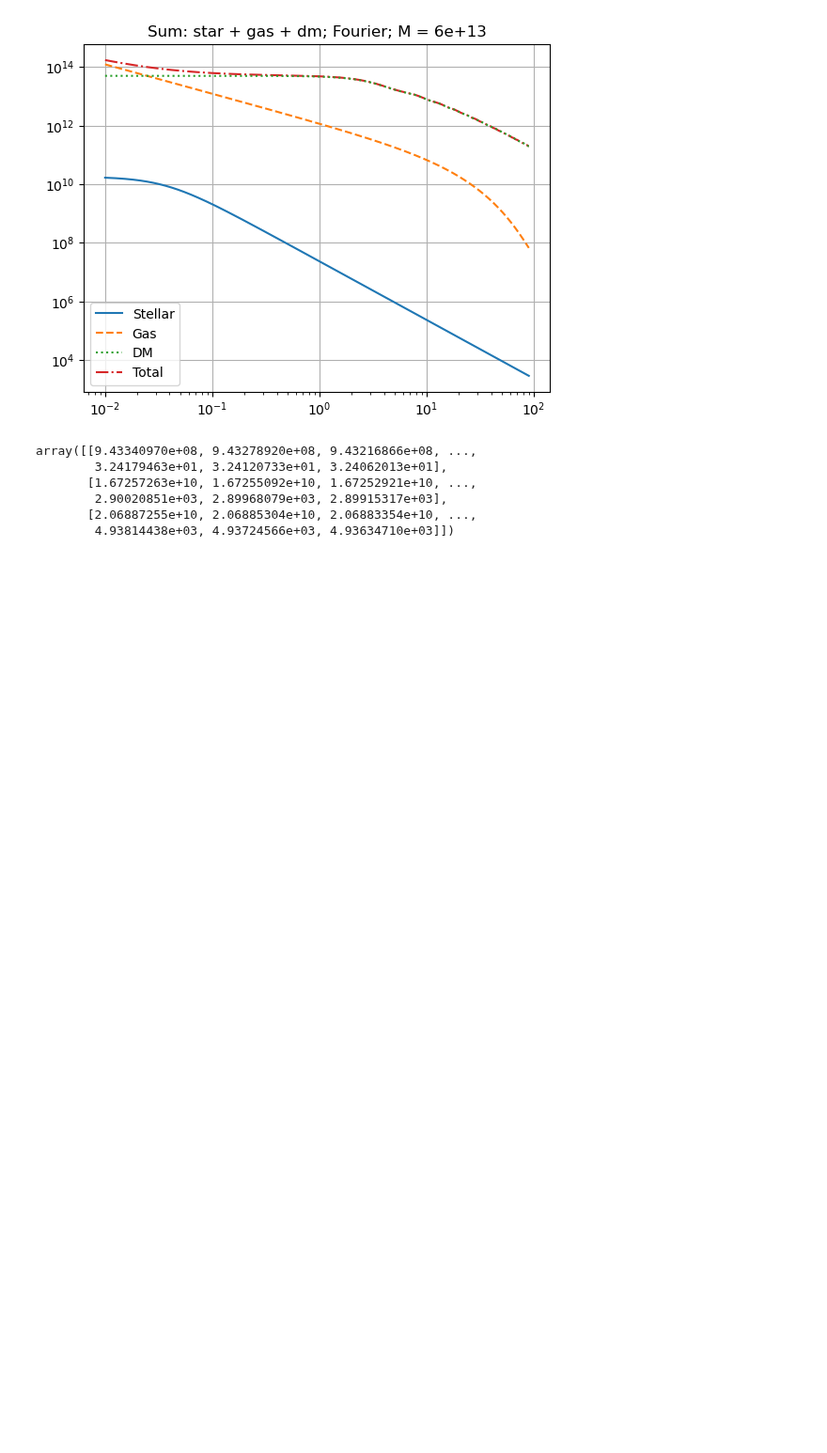
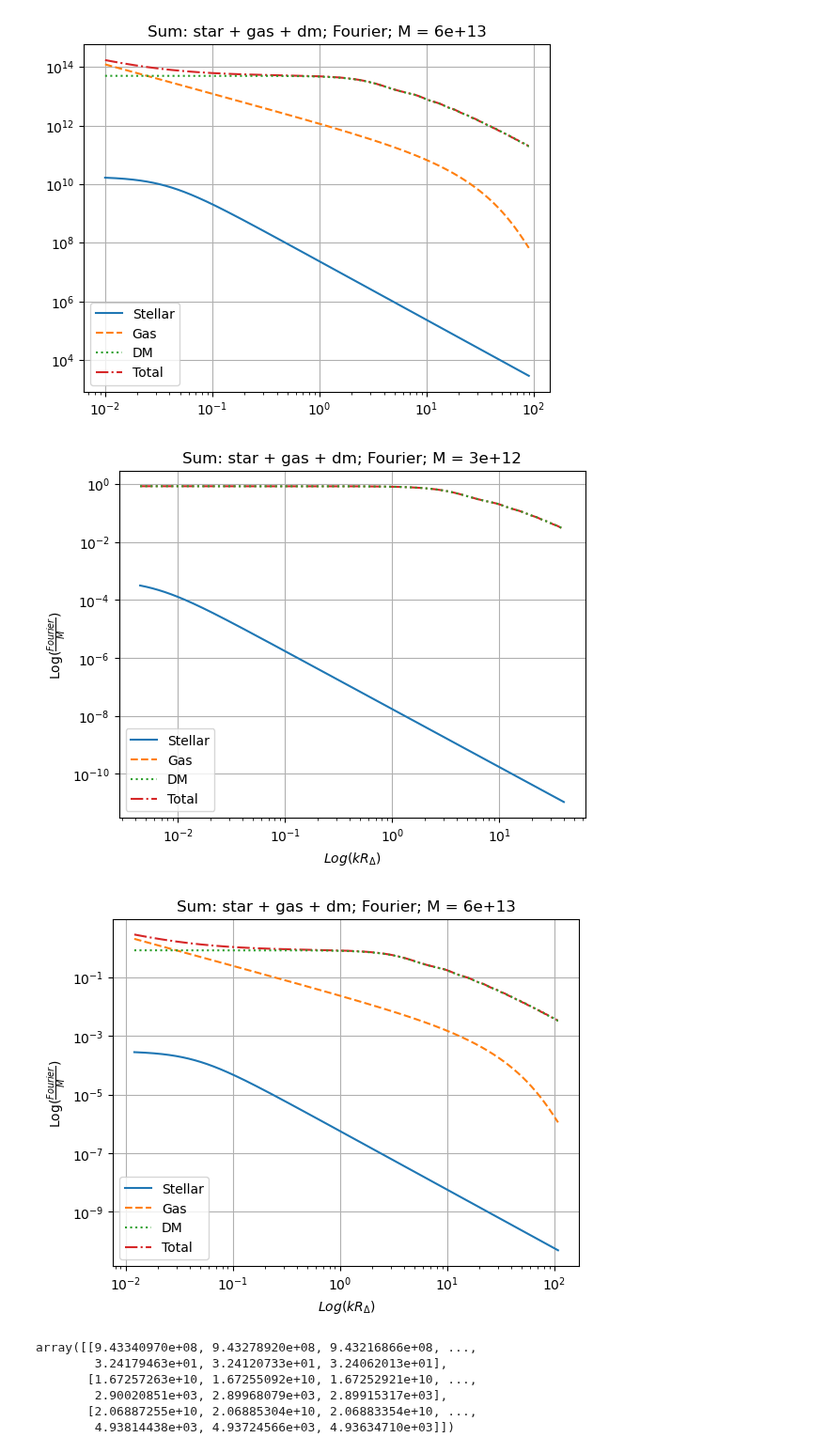
Before and after one commit to Catherine-Lambe/Oxford-Internship-Practices, a Jupyter notebook: Fedeli_2014/Fedeli_model_implement1_080824.ipynb, the cells around one changed output. Shown at 94% size. Drawn from its saved outputs; the diff is of its cells as text; code cells hidden in the pictures; blank space fills up the shorter version.

```diff
--- a/Fedeli_2014/Fedeli_model_implement1_080824.ipynb
+++ b/Fedeli_2014/Fedeli_model_implement1_080824.ipynb
@@ -491,6 +493,28 @@ plt.yscale('log')
 plt.title(f'Sum: star + gas + dm; Fourier; M = {trial_M[i]:.1g}');
 # %% [output]
 [figure]
+# %%
+# r_vir = self.mass_def.get_radius(cosmo, M_use, scale_a) / scale_a = r_delta
+# so to plot as Log(y) vs Log(k*R_delta) =>
+# need to plot as: Log(fourier/mass) vs log(k * trial_gasProf.mass_def.get_radius(cosmo, mass, 1)/1)
+colours = ['r', 'g', 'b', 'k']
+for i, mass in enumerate(trial_M):
+    r_Delta = trial_gasProf.mass_def.get_radius(cosmo, mass, 1)
+    plt.plot(trial_k*r_Delta, trial_stel_fourier[i]/mass, '-', label='Stellar');
+    plt.plot(trial_k*r_Delta, trial_gas_fourier[i]/mass, '--', label='Gas');
+    plt.plot(trial_k*r_Delta, trial_dm_fourier[i]/mass, ':', label='DM', zorder=5);
+    plt.plot(trial_k*r_Delta, trial_sum_fourier[i]/mass, '-.', label='Total');
+    plt.legend(loc='best')
+    plt.grid(True)
+    plt.xscale('log')
+    plt.yscale('log')
+    plt.ylabel('Log($\\frac{Fourier}{M}$)')
+    plt.xlabel('$Log(kR_{\\Delta}$)')
+    plt.title(f'Sum: star + gas + dm; Fourier; M = {mass:.1g}');
+    plt.figure();
+# %% [output]
+[figure, added]
+[figure, added]
 # %%
 trial_stel_fourier
 # %% [output]
```
Also changed, not shown: parts of 1 cell of this notebook.
